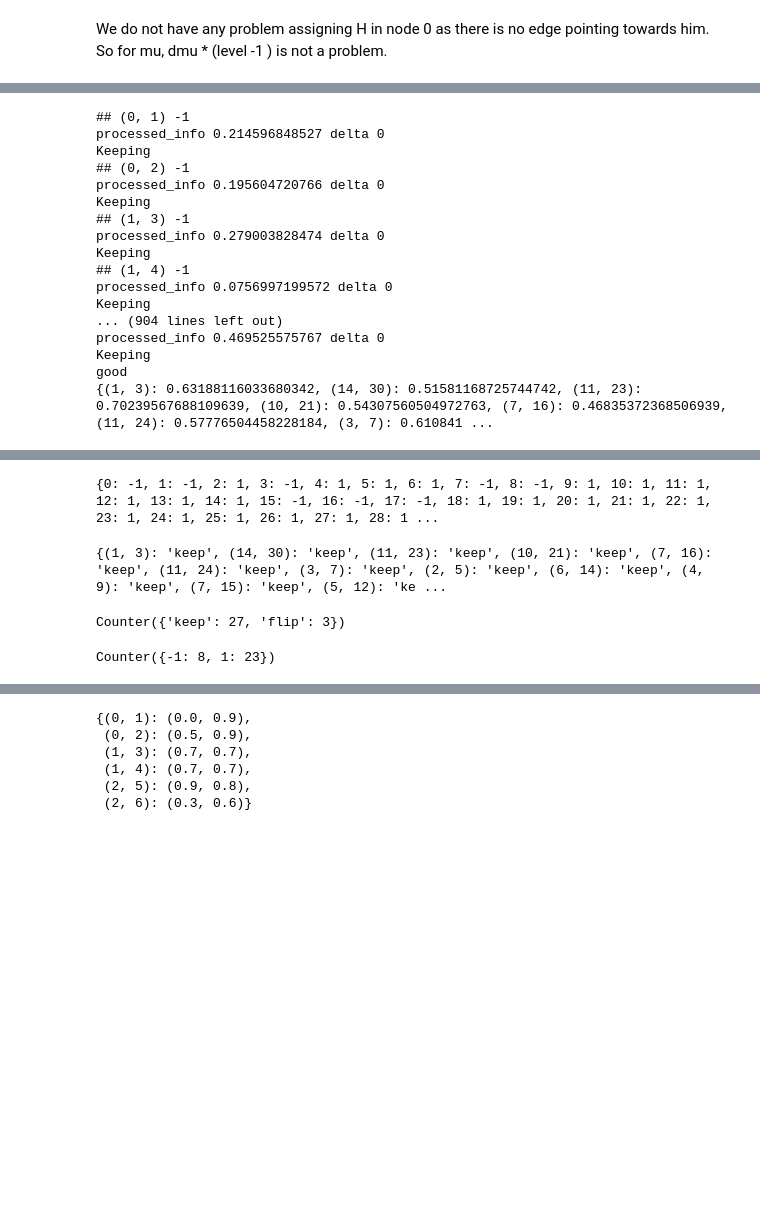
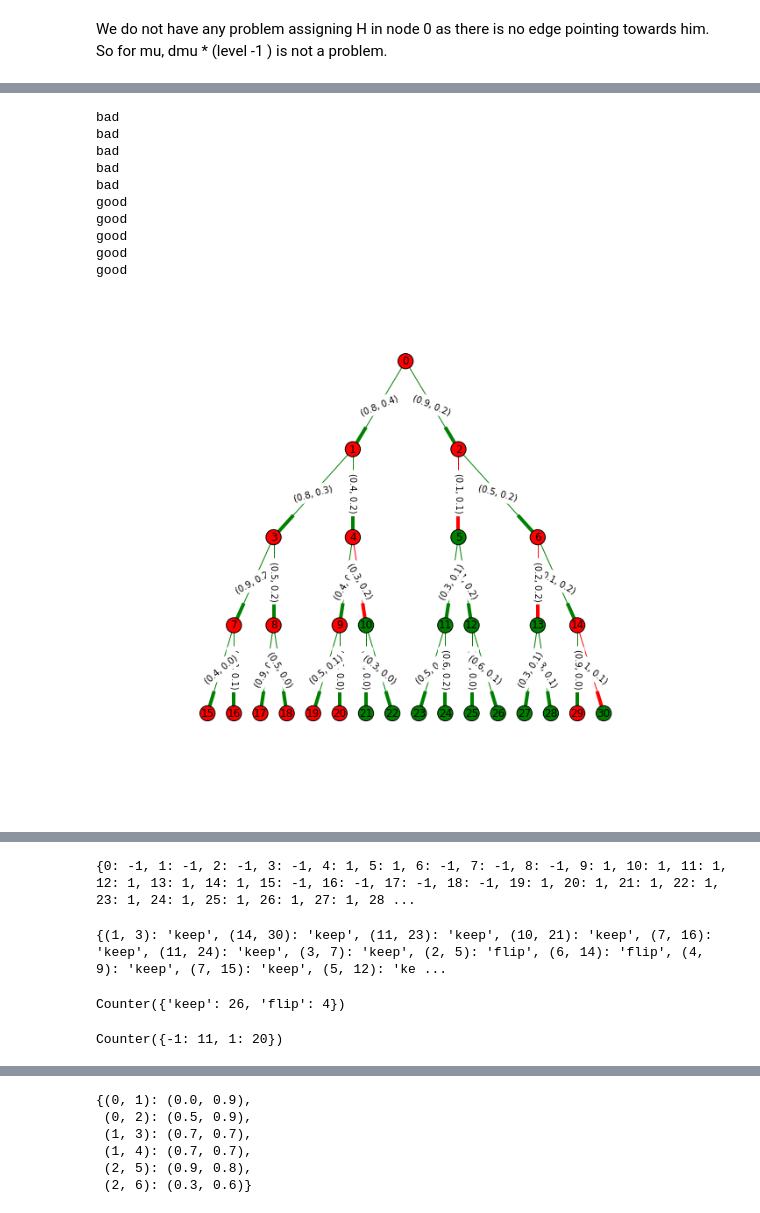
Before and after one commit to arefindk/csss16-trust, a Jupyter notebook: simple-model/trust-v1.ipynb, the cells around one changed output, grey strips where cells are left out. Saved outputs shown, nothing was run; the diff lists cells and outputs as text; code cells hidden in the pictures; blank space fills up the shorter version.

Commit message:
A nice example where bad converges to good

```diff
--- a/simple-model/trust-v1.ipynb
+++ b/simple-model/trust-v1.ipynb
@@ -86,9 +86,9 @@ def sample_change_in_alpha(mu = 0.1, sigma = 0.01, constant = False):
 # %% [markdown]
 We do not have any problem assigning H in node 0 as there is no edge pointing towards him. So for mu, dmu * (level -1 ) is not a problem.
 # %%
-mean_trust = 0.5
+mean_trust = 0.2
 sd_trust = 0.1
-mean_info_higehst_level = 0.4
+mean_info_higehst_level = 0.3
 dmu_each_level = mean_info_higehst_level / (num_levels - 1)
 mean_change_in_alpha = 0.05
 sd_change_in_alpha = 0.001
@@ -96,7 +96,7 @@ sd_change_in_alpha = 0.001
 for edge in G.edges():
     subordinate_node = edge[1]
     current_h = sample_h(levels_of_nodes[subordinate_node], mean_info = mean_info_higehst_level, dmu = dmu_each_level)
-    current_alpha = sample_alpha(mean_trust, sd_trust)
+    current_alpha = np.random.sample()#sample_alpha(mean_trust, sd_trust)
     G[edge[0]][edge[1]]['H'] = current_h
     G[edge[0]][edge[1]]['alpha'] = current_alpha
 # %%
@@ -154,19 +154,19 @@ for it in range(10):
         source_node = edge[0]
         target_node = edge[1]
         source_bit = bits[source_node]
-        print "##", edge, source_bit
+        #print "##", edge, source_bit
         current_alpha = G[source_node][target_node]['alpha']
         current_info = G[source_node][target_node]['H']
         processed_info = current_alpha + current_info * source_bit
-        print "processed_info", processed_info, "delta", delta
+        #print "processed_info", processed_info, "delta", delta
         if processed_info >= delta:
             ## Keeping
-            print "Keeping"
+            #print "Keeping"
             processed_bit = source_bit
             flip_keep[(source_node,target_node)] = 'keep'
         else:
             ## Flipping
-            print "Flipping"
+            #print "Flipping"
             processed_bit = flips[source_bit]
             flip_keep[(source_node,target_node)] = 'flip'
         bits[target_node] = processed_bit
@@ -207,47 +207,59 @@ for it in range(10):
                 elif new_alpha < 0:
                     new_alpha = 0
                 G[edge[0]][edge[1]]['alpha'] = new_alpha
     else:
         collective_outcome = "bad"
         for edge, current_alpha in nx.get_edge_attributes(G, 'alpha').items():
             if flip_keep[edge] == "keep":
             ## It was a bad outcome and I listened to my supervisor, and by listening to him I contributed to the disaster, so I feel he is a person I should trust less
                 #print edge, current_alpha
                 new_alpha = current_alpha - sample_change_in_alpha(mean_change_in_alpha, sd_change_in_alpha)
                 if new_alpha > 1:
                     new_alpha = 1
                 elif new_alpha < 0:
                     new_alpha = 0
                 G[edge[0]][edge[1]]['alpha'] = new_alpha
             else:
             ## It was a bad outcome and I did not listen to my supervisor, so I feel by listening to him I could have averted the disaster, so I feel I should listen to him/ trust him more.
                 #print edge, current_alpha
                 new_alpha = current_alpha + sample_change_in_alpha(mean_change_in_alpha, sd_change_in_alpha)
                 if new_alpha > 1:
                     new_alpha = 1
                 elif new_alpha < 0:
                     new_alpha = 0
                 G[edge[0]][edge[1]]['alpha'] = new_alpha
 
 
     print collective_outcome
 
-    print nx.get_edge_attributes(G, 'alpha')
+    #print nx.get_edge_attributes(G, 'alpha')
+
+    labels = dict()
+    alphas = nx.get_edge_attributes(G, 'alpha')
+    Hs = nx.get_edge_attributes(G, 'H')
+    for key in G.edges():
+        #print key
+        current_alpha = round(alphas[key], 1)
+        current_H = round(Hs[key], 1)
+        labels[key] = (current_alpha, current_H)
+    # print labels
+
+    plt.figure(figsize=(12,10))
+    pos=nx.nx_pydot.graphviz_layout(G,prog='dot')
+    nx.draw_networkx_edge_labels(G,pos=nx.nx_pydot.graphviz_layout(G,prog='dot'), edge_labels = labels)
+    color_map_node = {1:'g', -1:'r'}
+    color_map_edge = {"keep":'g', "flip":'r'}
+    # colors = [G[u][v]['color'] for u,v in edges]
+    nx.draw(G,pos, node_color=[color_map_node[bits[node]] for node in G],  edge_color=[color_map_edge[flip_keep[edge]] for edge in G.edges()],with_labels=True,arrows=True)
 # %% [output]
-## (0, 1) -1
-processed_info 0.214596848527 delta 0
-Keeping
-## (0, 2) -1
-processed_info 0.195604720766 delta 0
-Keeping
-## (1, 3) -1
-processed_info 0.279003828474 delta 0
-Keeping
-## (1, 4) -1
-processed_info 0.0756997199572 delta 0
-Keeping
-... (904 lines left out)
-processed_info 0.469525575767 delta 0
-Keeping
+bad
+bad
+bad
+bad
+bad
 good
-{(1, 3): 0.63188116033680342, (14, 30): 0.51581168725744742, (11, 23): 0.70239567688109639, (10, 21): 0.54307560504972763, (7, 16): 0.46835372368506939, (11, 24): 0.57776504458228184, (3, 7): 0.610841 ...
+good
+good
+good
+good
+[figure, added]
@@ -254,19 +275,19 @@ good
 # %%
 print bits
 # %% [output]
-{0: -1, 1: -1, 2: 1, 3: -1, 4: 1, 5: 1, 6: 1, 7: -1, 8: -1, 9: 1, 10: 1, 11: 1, 12: 1, 13: 1, 14: 1, 15: -1, 16: -1, 17: -1, 18: 1, 19: 1, 20: 1, 21: 1, 22: 1, 23: 1, 24: 1, 25: 1, 26: 1, 27: 1, 28: 1 ...
+{0: -1, 1: -1, 2: -1, 3: -1, 4: 1, 5: 1, 6: -1, 7: -1, 8: -1, 9: 1, 10: 1, 11: 1, 12: 1, 13: 1, 14: 1, 15: -1, 16: -1, 17: -1, 18: -1, 19: 1, 20: 1, 21: 1, 22: 1, 23: 1, 24: 1, 25: 1, 26: 1, 27: 1, 28 ...
 # %%
 print flip_keep
 # %% [output]
-{(1, 3): 'keep', (14, 30): 'keep', (11, 23): 'keep', (10, 21): 'keep', (7, 16): 'keep', (11, 24): 'keep', (3, 7): 'keep', (2, 5): 'keep', (6, 14): 'keep', (4, 9): 'keep', (7, 15): 'keep', (5, 12): 'ke ...
+{(1, 3): 'keep', (14, 30): 'keep', (11, 23): 'keep', (10, 21): 'keep', (7, 16): 'keep', (11, 24): 'keep', (3, 7): 'keep', (2, 5): 'flip', (6, 14): 'flip', (4, 9): 'keep', (7, 15): 'keep', (5, 12): 'ke ...
 # %%
 print Counter(flip_keep.values())
 # %% [output]
-Counter({'keep': 27, 'flip': 3})
+Counter({'keep': 26, 'flip': 4})
 # %%
 Counter(bits.values())
 # %% [output]
-Counter({-1: 8, 1: 23})
+Counter({-1: 11, 1: 20})
 # %%
 labels = dict()
 alphas = nx.get_edge_attributes(G, 'alpha')
```
Also changed, not shown: parts of 7 cells of this notebook.
